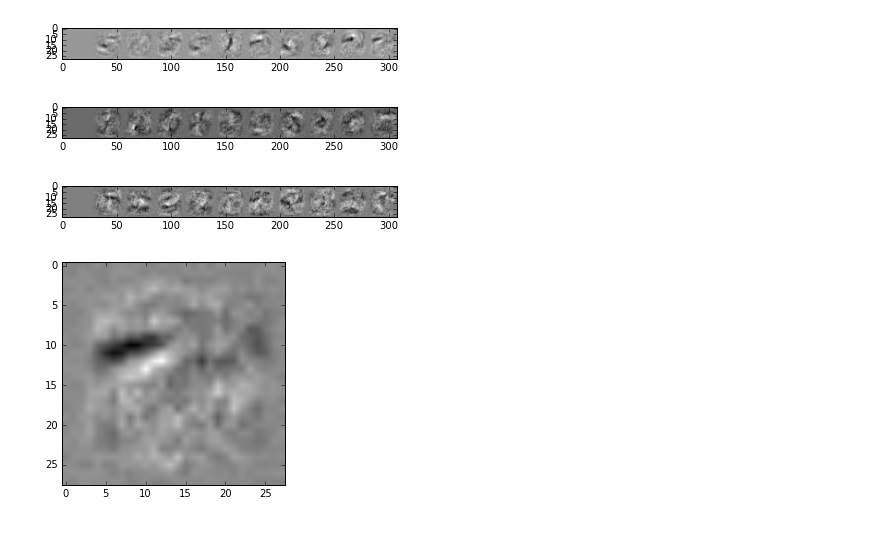
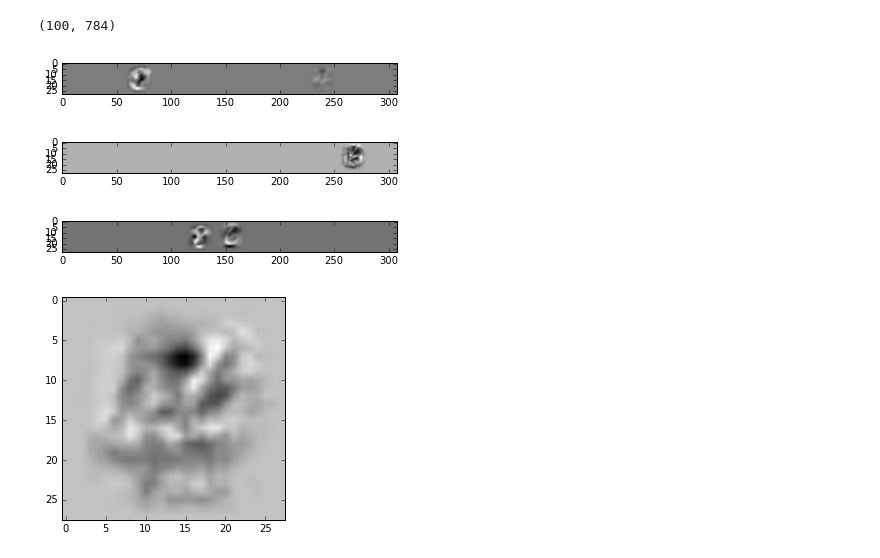
Before and after one commit to ArkAung/DNNfs, a Jupyter notebook: DNNfs.ipynb, the cells around one changed output. Saved outputs shown, nothing was run; the diff lists cells and outputs as text; code cells hidden in the pictures.

```diff
--- a/DNNfs.ipynb
+++ b/DNNfs.ipynb
@@ -195,7 +195,8 @@ if __name__ == "__main__":
     import time
 
     start = time.time()
-    hidden_nodes, learning_rate, batch_size, ridge_term, epochs = findBestHyperparameters()
+#     hidden_nodes, learning_rate, batch_size, ridge_term, epochs = findBestHyperparameters()
+    hidden_nodes, learning_rate, batch_size, ridge_term, epochs = 80, 0.001, 16, 0.9, 50
     print ("Best parameters - Hidden Nodes: %d Learning Rate: %.6f Batch Size: %d Alpha: %.3f Epochs: %d" %
            (hidden_nodes, learning_rate, batch_size, ridge_term, epochs))
     w_1, w_2, b_1, b_2 = gradientDescent(trainingImages, trainingLabels, hidden_nodes, learning_rate, batch_size, epochs, ridge_term)
@@ -227,36 +235,40 @@ Epochs: 2 Cost: 0.28116 Validation Acc: 93.24 ||w1||: 6.49947 ||w2||: 5.93162
+# %%
+w_1.shape
+# %% [output]
+(100, 784)
 # %%
 image = np.zeros((28,28))
 for i in xrange(0,10):
-    temp = w1[i].reshape(28,28)
+    temp = w_1[i].reshape(28,28)
     image = np.concatenate((image,temp), axis=1)
 img_plt = plt.imshow(image, cmap='gray')
 plt.show(img_plt)
 # %% [output]
-[figure, old version]
+[figure, new version]
 # %%
 image = np.zeros((28,28))
 for i in xrange(10,20):
-    temp = w1[i].reshape(28,28)
+    temp = w_1[i].reshape(28,28)
     image = np.concatenate((image,temp), axis=1)
 img_plt = plt.imshow(image, cmap='gray')
 plt.show(img_plt)
 # %% [output]
-[figure, old version]
+[figure, new version]
 # %%
 image = np.zeros((28,28))
 for i in xrange(20,30):
-    temp = w1[i].reshape(28,28)
+    temp = w_1[i].reshape(28,28)
     image = np.concatenate((image,temp), axis=1)
 img_plt = plt.imshow(image, cmap='gray')
 plt.show(img_plt)
 # %% [output]
-[figure, old version]
+[figure, new version]
 # %%
-image = w1[9].reshape(28,28)
+image = w_1[10].reshape(28,28)
 img_plt = plt.imshow(image, cmap='gray')
 plt.show(img_plt)
 # %% [output]
-[figure, old version]
+[figure, new version]
 # %%
 def draw_image(x, y, title_str, drawTest = False):
     for c in range(1, 10):
```
Also changed, not shown: parts of 2 cells of this notebook, 2 other files.
